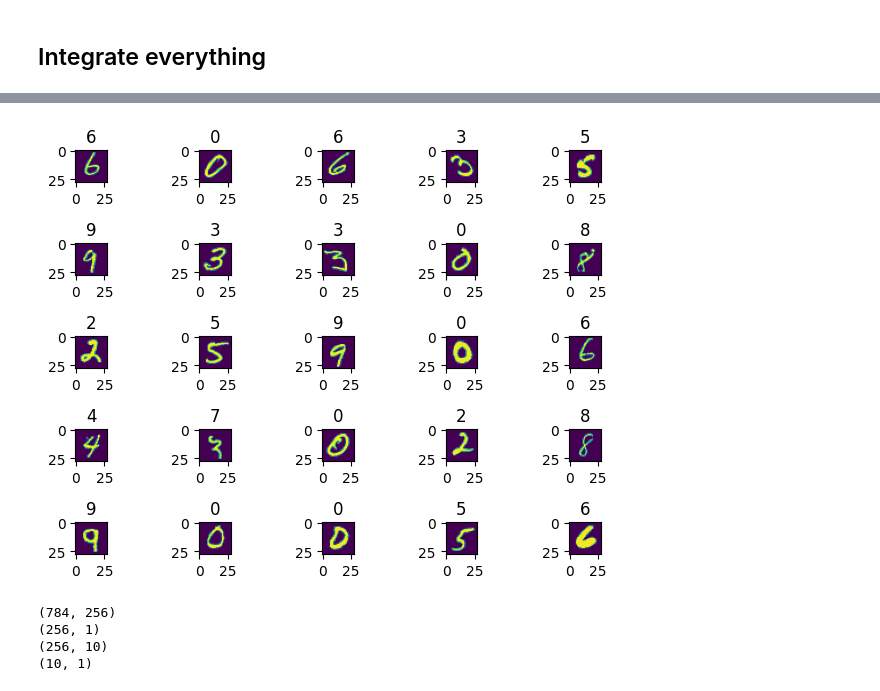
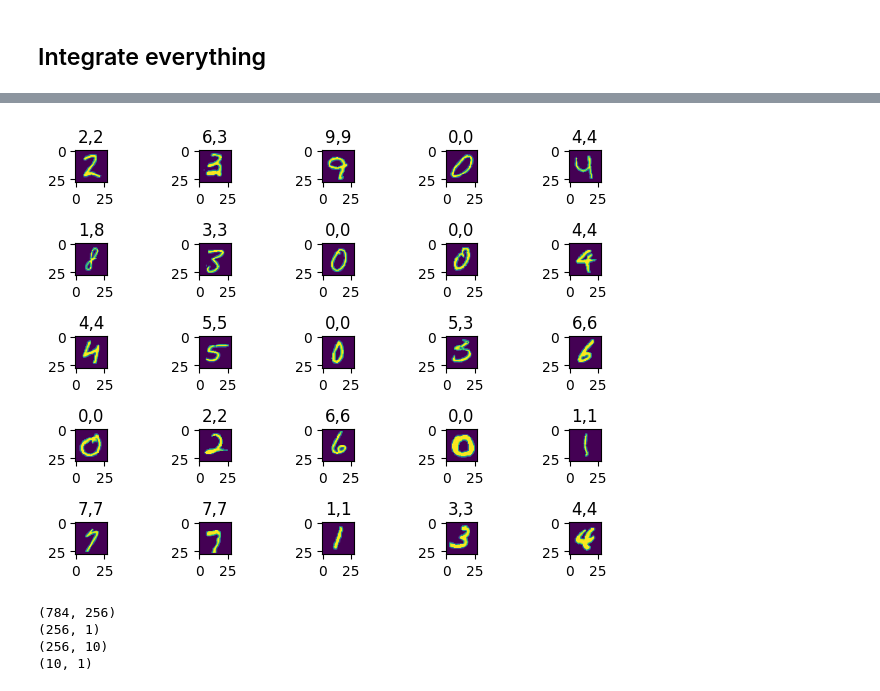
Before and after one commit to hemanth-117/Neural-Quest, a Jupyter notebook: Assignment 1/Neural_Quest_Assignment_1.ipynb, the cells around one changed output, grey strips where cells are left out. Saved outputs shown, nothing was run; the diff lists cells and outputs as text; code cells hidden in the pictures.

```diff
--- a/Assignment 1/Neural_Quest_Assignment_1.ipynb
+++ b/Assignment 1/Neural_Quest_Assignment_1.ipynb
@@ -221,14 +221,15 @@ Test cases Accuracy: 93.74313725490197
 # %%
 Ypred = predict(X_test, parameters)
 size=X_test.shape[0]
 for i in range(25):
     plt.subplot(5,5,i+1)
     j = np.random.randint(size)
     plt.imshow(X_test[j].reshape(28,28))
-    plt.title(Ypred[j][0])
+    title = str(Ypred[j][0])+ "," + str(y_test[j][0])
+    plt.title(title)
 plt.tight_layout()
 # %% [output]
-[figure, old version]
+[figure, new version]
 # %%
 w1,b1,w2,b2 = parameters
 print(w1.shape)
```
Also changed, not shown: parts of 3 cells of this notebook, 1 other file.
